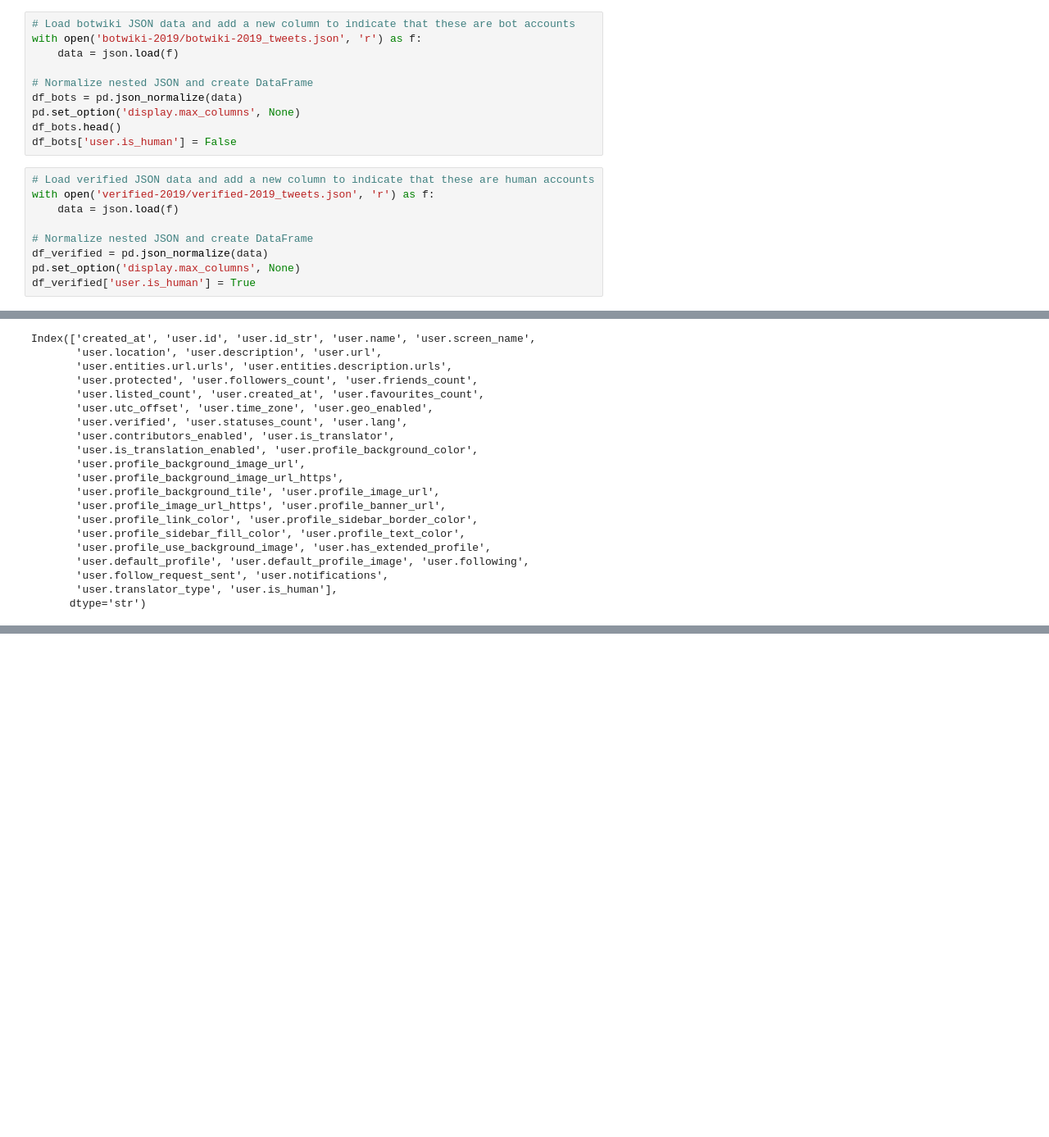
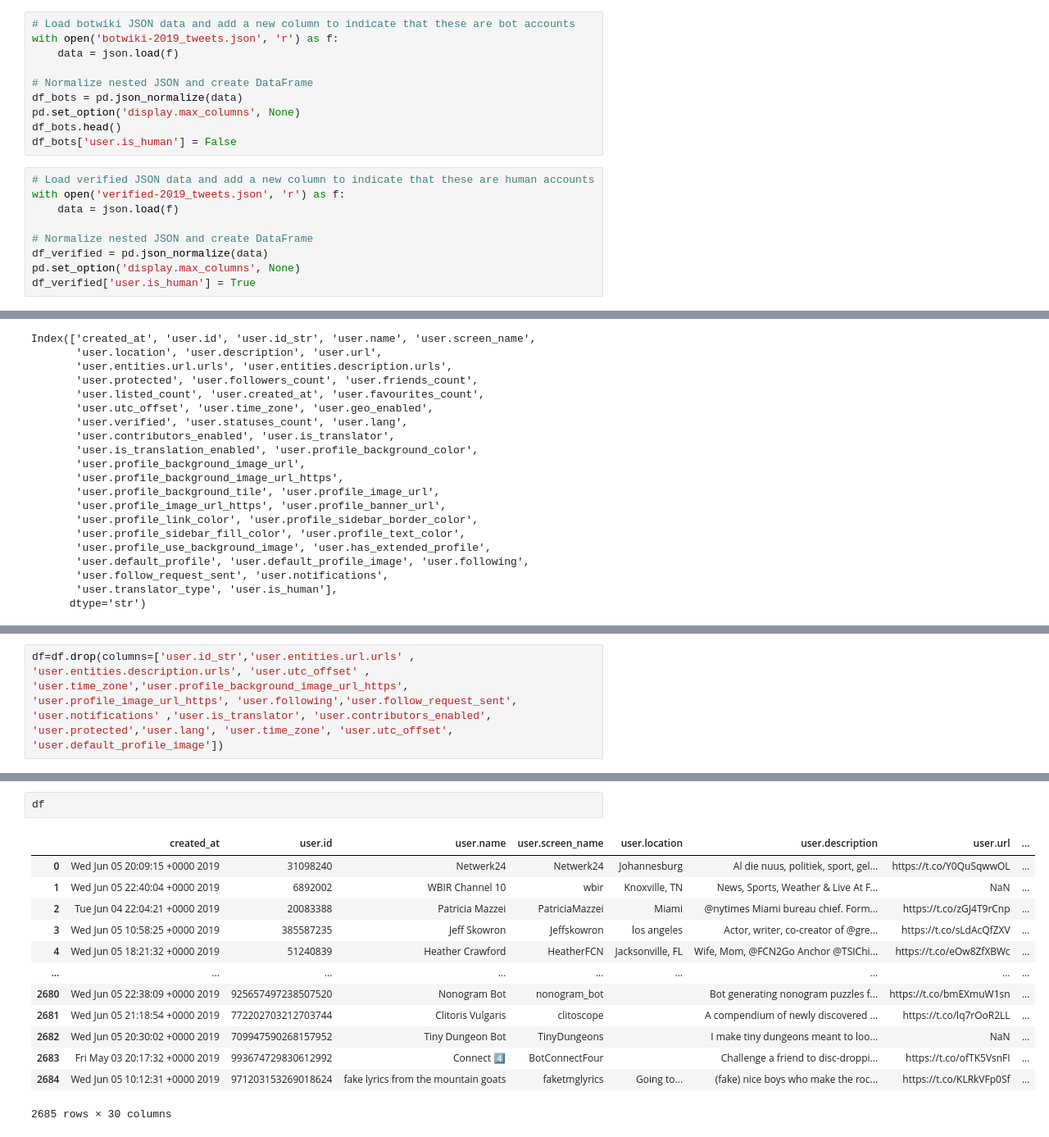
Before and after one commit to jakemacGrad/ML_Final_Project, a Jupyter notebook: final_data.ipynb, the cells around one changed output, grey strips where cells are left out. Shown at 82% size. Cells and saved outputs as stored; diff of their text form; blank space fills up the shorter version.

Commit message:
dropped columns

```diff
--- a/final_data.ipynb
+++ b/final_data.ipynb
@@ -6,7 +6,7 @@ import json
 #%pip install ijson
 # %%
 # Load botwiki JSON data and add a new column to indicate that these are bot accounts
-with open('botwiki-2019/botwiki-2019_tweets.json', 'r') as f:
+with open('botwiki-2019_tweets.json', 'r') as f:
     data = json.load(f)
 
 # Normalize nested JSON and create DataFrame
@@ -16,7 +16,7 @@ df_bots.head()
 df_bots['user.is_human'] = False
 # %%
 # Load verified JSON data and add a new column to indicate that these are human accounts
-with open('verified-2019/verified-2019_tweets.json', 'r') as f:
+with open('verified-2019_tweets.json', 'r') as f:
     data = json.load(f)
 
 # Normalize nested JSON and create DataFrame
@@ -66,0 +96,2 @@ Index(['created_at', 'user.id', 'user.id_str', 'user.name', 'user.screen_name',
+# %%
+df=df.drop(columns=['user.id_str','user.entities.url.urls' , 'user.entities.description.urls', 'user.utc_offset' , 'user.time_zone','user.profile_background_image_url_https', 'user.profile_image_url_https', 'user.following','user.follow_request_sent', 'user.notifications' ,'user.is_translator', 'user.contributors_enabled', 'user.protected','user.lang', 'user.time_zone', 'user.utc_offset', 'user.default_profile_image'])
@@ -66,0 +107,16 @@ Index(['created_at', 'user.id', 'user.id_str', 'user.name', 'user.screen_name',
+# %%
+df
+# %% [output]
+|  | created_at | user.id | user.name | user.screen_name | user.location | user.description | user.url | ... |
+| 0 | Wed Jun 05 20:09:15 +0000 2019 | 31098240 | Netwerk24 | Netwerk24 | Johannesburg | Al die nuus, politiek, sport, gel... | https://t.co/Y0QuSqwwOL | ... |
+| 1 | Wed Jun 05 22:40:04 +0000 2019 | 6892002 | WBIR Channel 10 | wbir | Knoxville, TN | News, Sports, Weather & Live At F... | NaN | ... |
+| 2 | Tue Jun 04 22:04:21 +0000 2019 | 20083388 | Patricia Mazzei | PatriciaMazzei | Miami | @nytimes Miami bureau chief. Form... | https://t.co/zGJ4T9rCnp | ... |
+| 3 | Wed Jun 05 10:58:25 +0000 2019 | 385587235 | Jeff Skowron | Jeffskowron | los angeles | Actor, writer, co-creator of @gre... | https://t.co/sLdAcQfZXV | ... |
+| 4 | Wed Jun 05 18:21:32 +0000 2019 | 51240839 | Heather Crawford | HeatherFCN | Jacksonville, FL | Wife, Mom, @FCN2Go Anchor @TSIChi... | https://t.co/eOw8ZfXBWc | ... |
+| ... | ... | ... | ... | ... | ... | ... | ... | ... |
+| 2680 | Wed Jun 05 22:38:09 +0000 2019 | 925657497238507520 | Nonogram Bot | nonogram_bot |  | Bot generating nonogram puzzles f... | https://t.co/bmEXmuW1sn | ... |
+| 2681 | Wed Jun 05 21:18:54 +0000 2019 | 772202703212703744 | Clitoris Vulgaris | clitoscope |  | A compendium of newly discovered ... | https://t.co/lq7rOoR2LL | ... |
+| 2682 | Wed Jun 05 20:30:02 +0000 2019 | 709947590268157952 | Tiny Dungeon Bot | TinyDungeons |  | I make tiny dungeons meant to loo... | NaN | ... |
+| 2683 | Fri May 03 20:17:32 +0000 2019 | 993674729830612992 | Connect 4⃣ | BotConnectFour |  | Challenge a friend to disc-droppi... | https://t.co/ofTK5VsnFI | ... |
+| 2684 | Wed Jun 05 10:12:31 +0000 2019 | 971203153269018624 | fake lyrics from the mountain goats | faketmglyrics | Going to... | (fake) nice boys who make the roc... | https://t.co/KLRkVFp0Sf | ... |
+2685 rows × 30 columns
```
Also changed, not shown: parts of 4 cells of this notebook.
